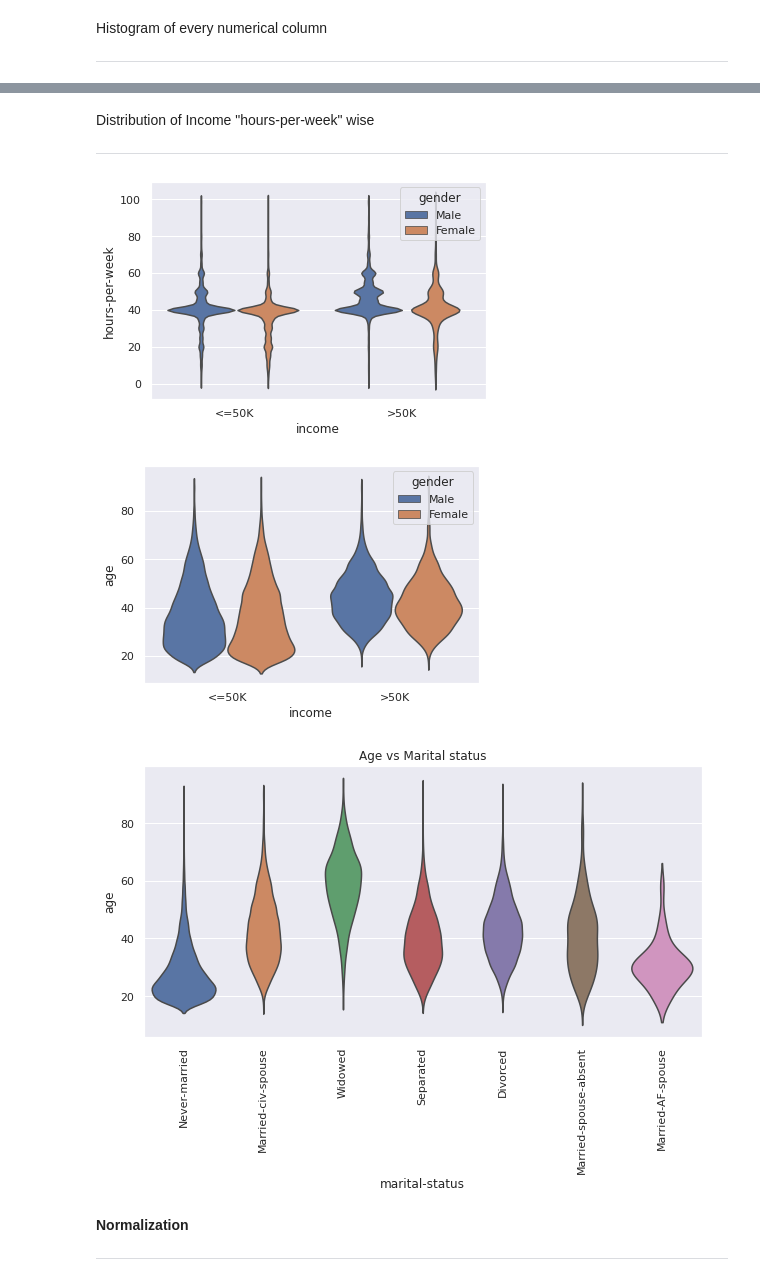
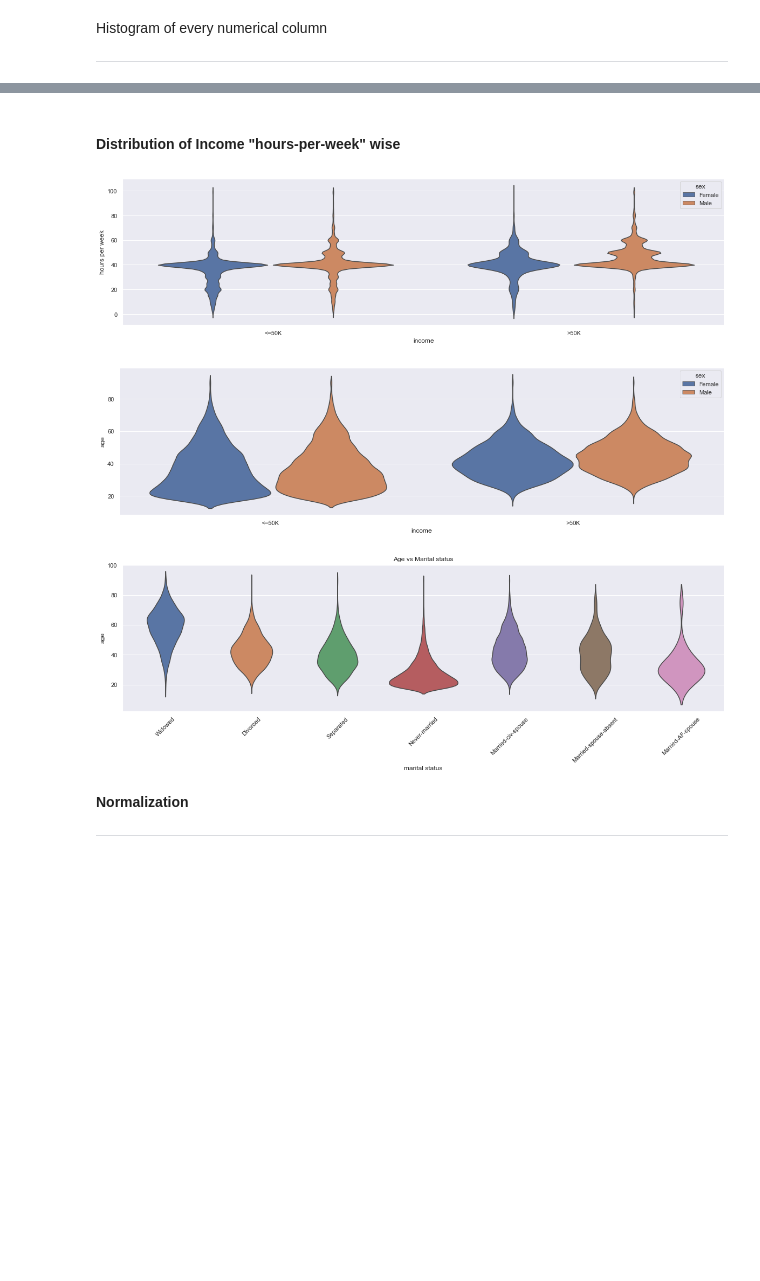
Before and after one commit to adiag321/Adults-Income-Prediction, a Jupyter notebook: prediction_EDA.ipynb, the cells around one changed output, grey strips where cells are left out. Drawn from its saved outputs; the diff is of its cells as text; code cells hidden in the pictures; blank space fills up the shorter version.

```diff
--- a/prediction_EDA.ipynb
+++ b/prediction_EDA.ipynb
@@ -56,0 +158,2 @@ os.listdir('/content/Drive')
+# %%
+data.drop(0, inplace = True)
@@ -61,4 +185,0 @@ Load the data
-# %%
-#read data from drive folder
-data = pd.read_csv('Drive/My Drive/adult.csv')
-data.head()
@@ -95,8 +204,0 @@ Drop None records and Redunadant column
-# %%
-for col in data.columns:
-  indexNames = data[ data[col] == "?" ].index
-# Delete these row indexes from dataFrame
-  data.drop(indexNames , inplace=True)
-(data)
-# remove column
-data=data.drop("educational-num",axis=1)
@@ -187,12 +251,11 @@ Marital Status Categories
 # %%
-
 plt.figure(figsize=(10,10))
-temp_series = data['marital-status'].value_counts()
+temp_series = data['marital status'].value_counts()
 labels = (np.array(temp_series.index))
 sizes = (np.array((temp_series / temp_series.sum())*100))
 plt.pie(sizes, labels=labels,
         autopct='%1.1f%%', startangle=200)
-plt.title("marital-status", fontsize=15,color="w")
-plt.savefig('Pie-chart')
+plt.title("Marital Status", fontsize=15,color="w")
+plt.savefig('Images/Martial status - Pie-chart')
 plt.show()
 # %% [output]
@@ -233,22 +296,22 @@ with plt.rc_context({'axes.edgecolor':'black', 'xtick.color':'black', 'ytick.col
 # %% [markdown]
-Distribution of Income "hours-per-week" wise
-
----
+#### Distribution of Income "hours-per-week" wise
 # %%
-ax = sns.violinplot(x="income", y="hours-per-week",hue="gender", data=data, inner=None)
+fig, ax =plt.subplots(1,1,figsize=(20,5))
+ax = sns.violinplot(x="income", y="hours per week",hue="sex", data=data, inner=None)
 # %% [output]
-[figure, old version]
+[figure, new version]
 # %%
-ax = sns.violinplot(x="income", y="age",hue="gender", data=data, inner=None)
+fig, ax =plt.subplots(1,1,figsize=(20,5))
+ax = sns.violinplot(x="income", y="age",hue="sex", data=data, inner=None)
 # %% [output]
-[figure, old version]
+[figure, new version]
 # %%
-fig, ax =plt.subplots(1,1,figsize=(10,5))
-ax.set_xticklabels(labels, rotation='vertical')
+fig, ax =plt.subplots(1,1,figsize=(20,5))
+ax.set_xticklabels(labels, rotation=45)
 ax.set_title("Age vs Marital status")
-ax = sns.violinplot(x="marital-status", y="age", data=data, inner=None)
+ax = sns.violinplot(x="marital status", y="age", data=data, inner=None)
 # %% [output]
-[figure, old version]
+[figure, new version]
 # %% [markdown]
 **Normalization**
 
```
Also changed, not shown: parts of 48 cells of this notebook, 9 other files.
